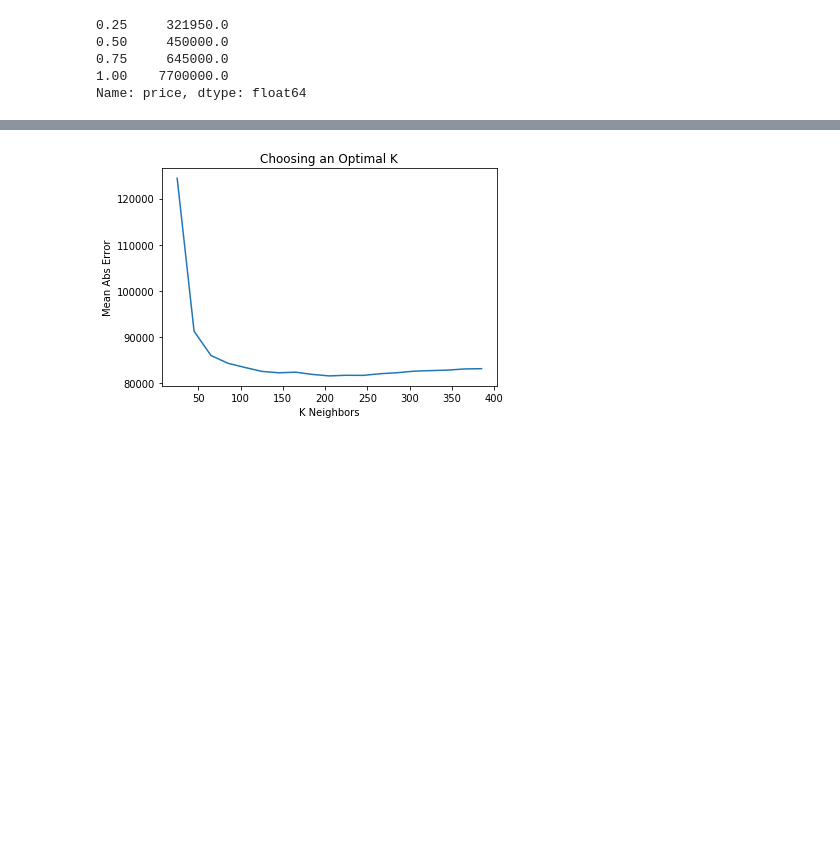
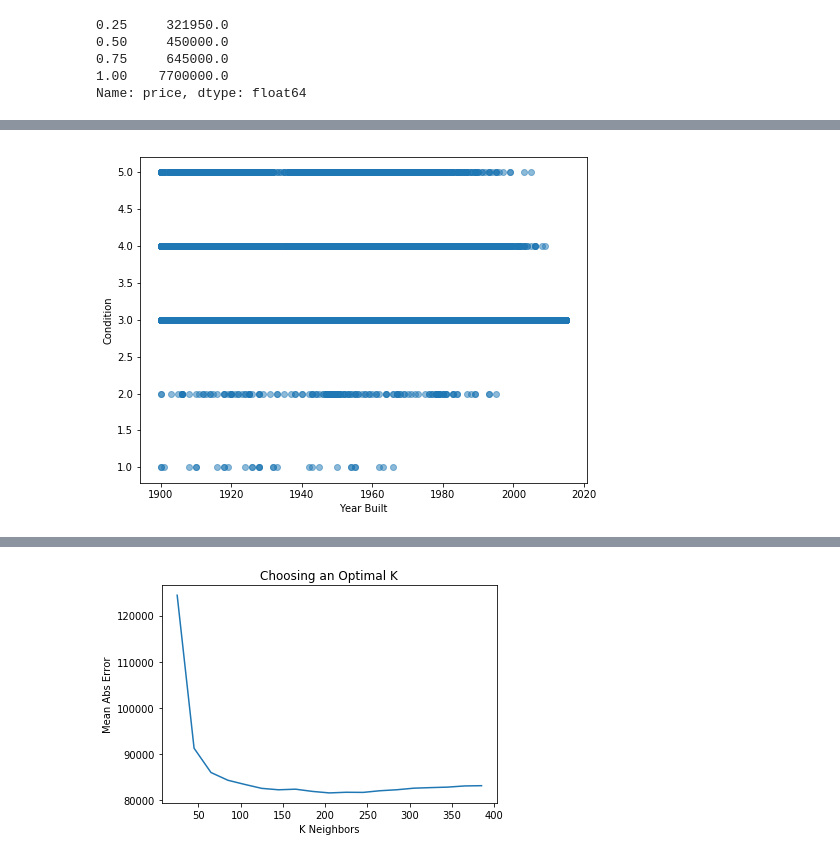
Before and after one commit to jabraunlin/kc_housing_prediction, a Jupyter notebook: Untitled-Copy1.ipynb, the cells around one changed output, grey strips where cells are left out. Cells and saved outputs as stored; diff of their text form; code cells hidden in the pictures; blank space fills up the shorter version.

```diff
--- a/Untitled-Copy1.ipynb
+++ b/Untitled-Copy1.ipynb
@@ -88,0 +106,8 @@ plt.legend()
+# %%
+plt.figure(figsize=(8,6))
+plt.scatter(data['yr_built'],data['condition'],alpha=0.5)
+plt.xlabel('Year Built')
+plt.ylabel('Condition')
+plt.savefig('yrbuilt_condition.png')
+# %% [output]
+[figure, added]
```
Also changed, not shown: parts of 4 cells of this notebook, 4 other files.
